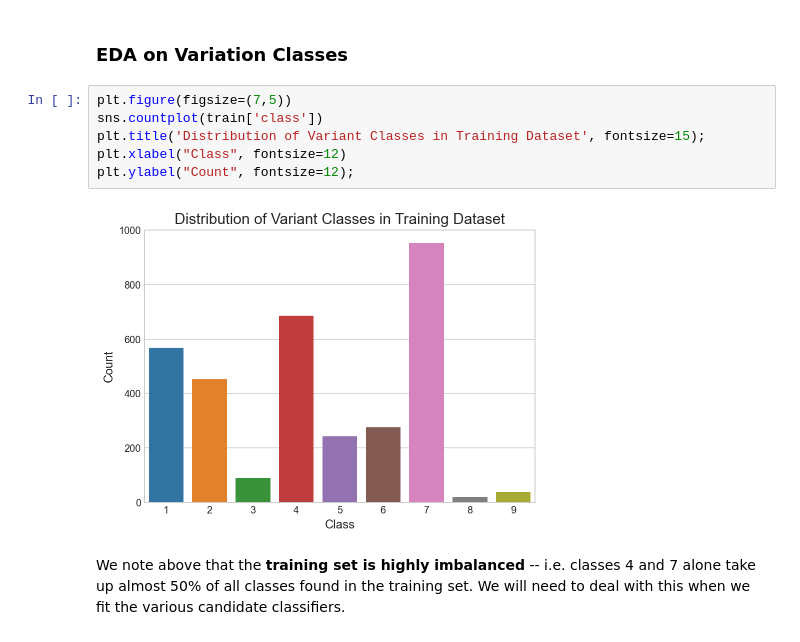
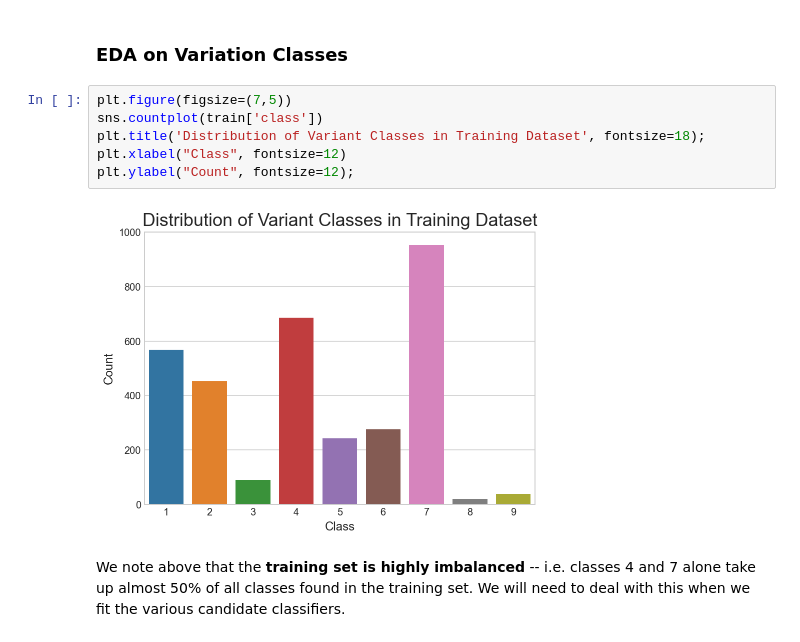
Before and after one commit to yuchye/Capstone, a Jupyter notebook: code/01_Data_Cleaning_and_EDA.ipynb, the cells around one changed output. Cells and saved outputs as stored; diff of their text form.

```diff
--- a/code/01_Data_Cleaning_and_EDA.ipynb
+++ b/code/01_Data_Cleaning_and_EDA.ipynb
@@ -276,11 +277,11 @@ We note that there are actually duplicate 'text' values given that we have only
 # %%
 plt.figure(figsize=(7,5))
 sns.countplot(train['class'])
-plt.title('Distribution of Variant Classes in Training Dataset', fontsize=15);
+plt.title('Distribution of Variant Classes in Training Dataset', fontsize=18);
 plt.xlabel("Class", fontsize=12)
 plt.ylabel("Count", fontsize=12);
 # %% [output]
-[figure, old version]
+[figure, new version]
 # %% [markdown]
 We note above that the **training set is highly imbalanced** -- i.e. classes 4 and 7 alone take up almost 50% of all classes found in the training set. We will need to deal with this when we fit the various candidate classifiers.
 # %% [markdown]
```
Also changed, not shown: parts of 5 cells of this notebook, 2 other files.
